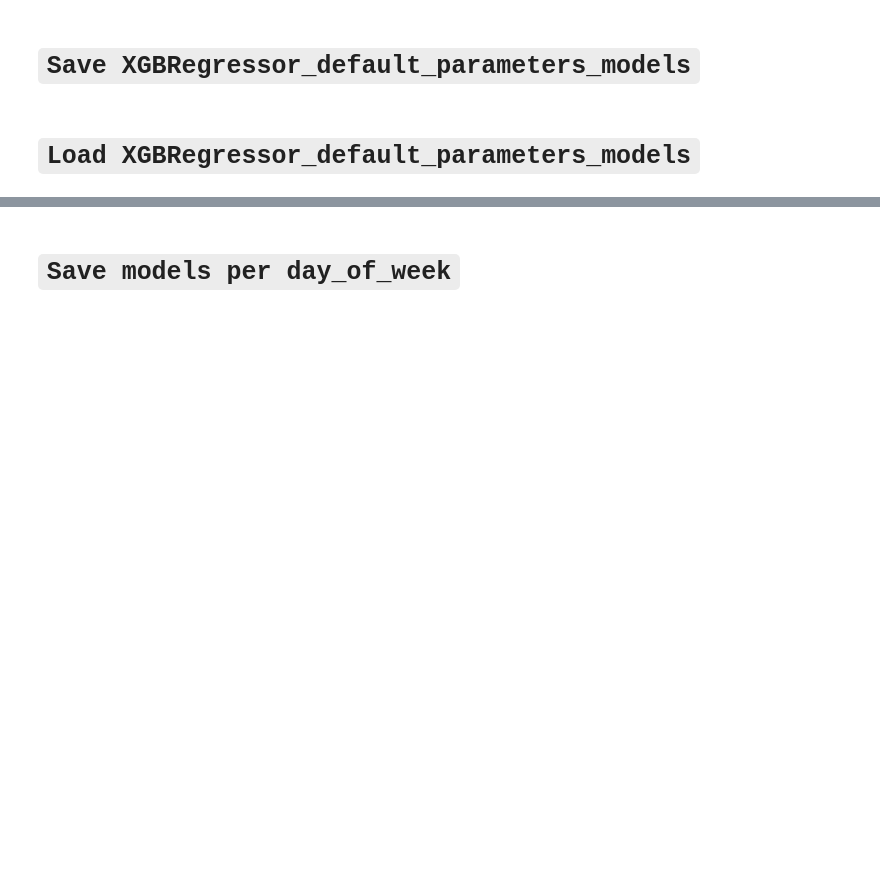
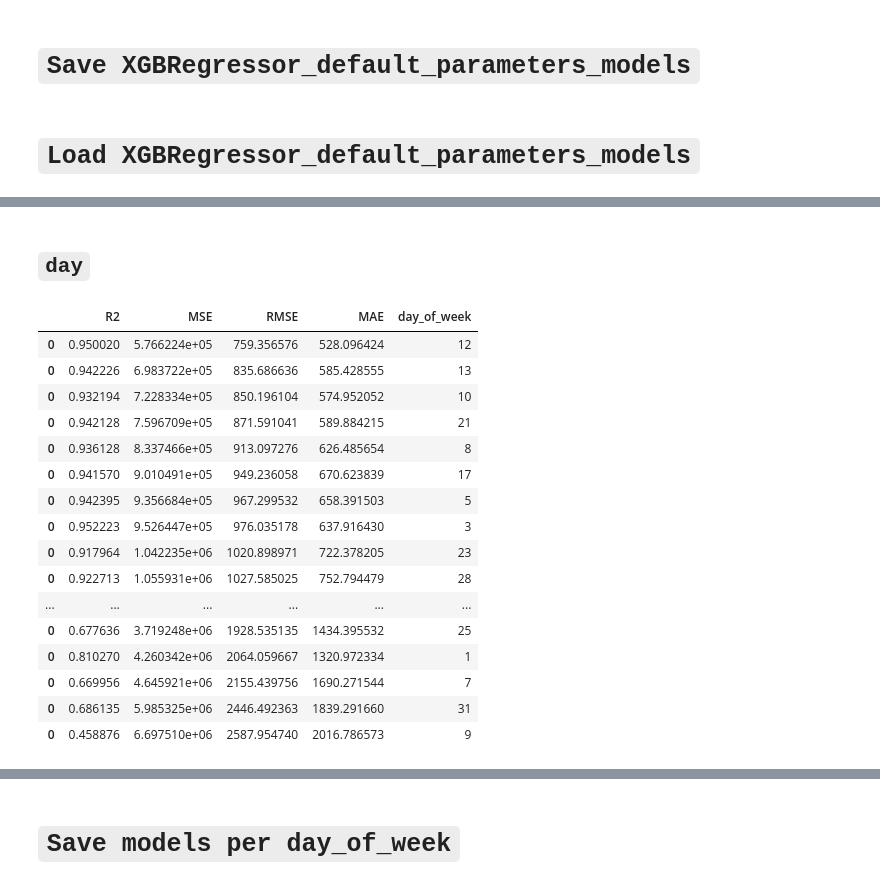
Before and after one commit to fabio1623/IronKaggle, a Jupyter notebook: solution.ipynb, the cells around one changed output, grey strips where cells are left out. Saved outputs shown, nothing was run; the diff lists cells and outputs as text; code cells hidden in the pictures; blank space fills up the shorter version.

Commit message:
Add create_models_per_feature function

```diff
--- a/solution.ipynb
+++ b/solution.ipynb
@@ -543,0 +381,37 @@ models_per_day_of_week_comparison
+# %%
+def create_models_per_feature(feature_name):
+    unique_values = data[feature_name].unique()
+
+    # Split dataframe into dataframes per day_of_week
+    filtered_df_list = [
+        {
+            f'{feature_name}': value,
+            'dataframe': data[data[feature_name] == value].drop(feature_name, axis=1)
+        }
+                                                    for value in unique_values
+    ]
+
+    models_per_feature_results = [
+        {
+            f'{feature_name}': obj[feature_name],
+            'summary_and_fitted_model': compare_models(models=[XGBRegressor(n_jobs=-1)], dataframe=obj['dataframe'])
+        }
+        for obj in filtered_df_list
+    ]
+
+    # Create results dataframe
+    models_per_feature_summaries = [result['summary_and_fitted_model'][0].drop('Algorithm', axis=1).assign(feature_value = result[feature_name]) for result in models_per_feature_results]
+    models_per_feature_comparison = pd.concat(models_per_feature_summaries, axis=0).sort_values(by='RMSE').reset_index().drop('index', axis=1)
+
+    clear_output()
+    display(models_per_feature_comparison)
+
+    models = [
+        {
+            'feature_value': result[feature_name],
+            'model': result['summary_and_fitted_model'][1]
+        }
+            for result in models_per_feature_results
+    ]
+
+    return models
@@ -543,0 +431,22 @@ models_per_day_of_week_comparison
+# %% [markdown]
+## `day`
+# %%
+create_models_per_feature('day')
+# %% [output]
+|  | R2 | MSE | RMSE | MAE | day_of_week |
+| 0 | 0.950020 | 5.766224e+05 | 759.356576 | 528.096424 | 12 |
+| 0 | 0.942226 | 6.983722e+05 | 835.686636 | 585.428555 | 13 |
+| 0 | 0.932194 | 7.228334e+05 | 850.196104 | 574.952052 | 10 |
+| 0 | 0.942128 | 7.596709e+05 | 871.591041 | 589.884215 | 21 |
+| 0 | 0.936128 | 8.337466e+05 | 913.097276 | 626.485654 | 8 |
+| 0 | 0.941570 | 9.010491e+05 | 949.236058 | 670.623839 | 17 |
+| 0 | 0.942395 | 9.356684e+05 | 967.299532 | 658.391503 | 5 |
+| 0 | 0.952223 | 9.526447e+05 | 976.035178 | 637.916430 | 3 |
+| 0 | 0.917964 | 1.042235e+06 | 1020.898971 | 722.378205 | 23 |
+| 0 | 0.922713 | 1.055931e+06 | 1027.585025 | 752.794479 | 28 |
+| ... | ... | ... | ... | ... | ... |
+| 0 | 0.677636 | 3.719248e+06 | 1928.535135 | 1434.395532 | 25 |
+| 0 | 0.810270 | 4.260342e+06 | 2064.059667 | 1320.972334 | 1 |
+| 0 | 0.669956 | 4.645921e+06 | 2155.439756 | 1690.271544 | 7 |
+| 0 | 0.686135 | 5.985325e+06 | 2446.492363 | 1839.291660 | 31 |
+| 0 | 0.458876 | 6.697510e+06 | 2587.954740 | 2016.786573 | 9 |
```
Also changed, not shown: parts of 30 cells of this notebook.
